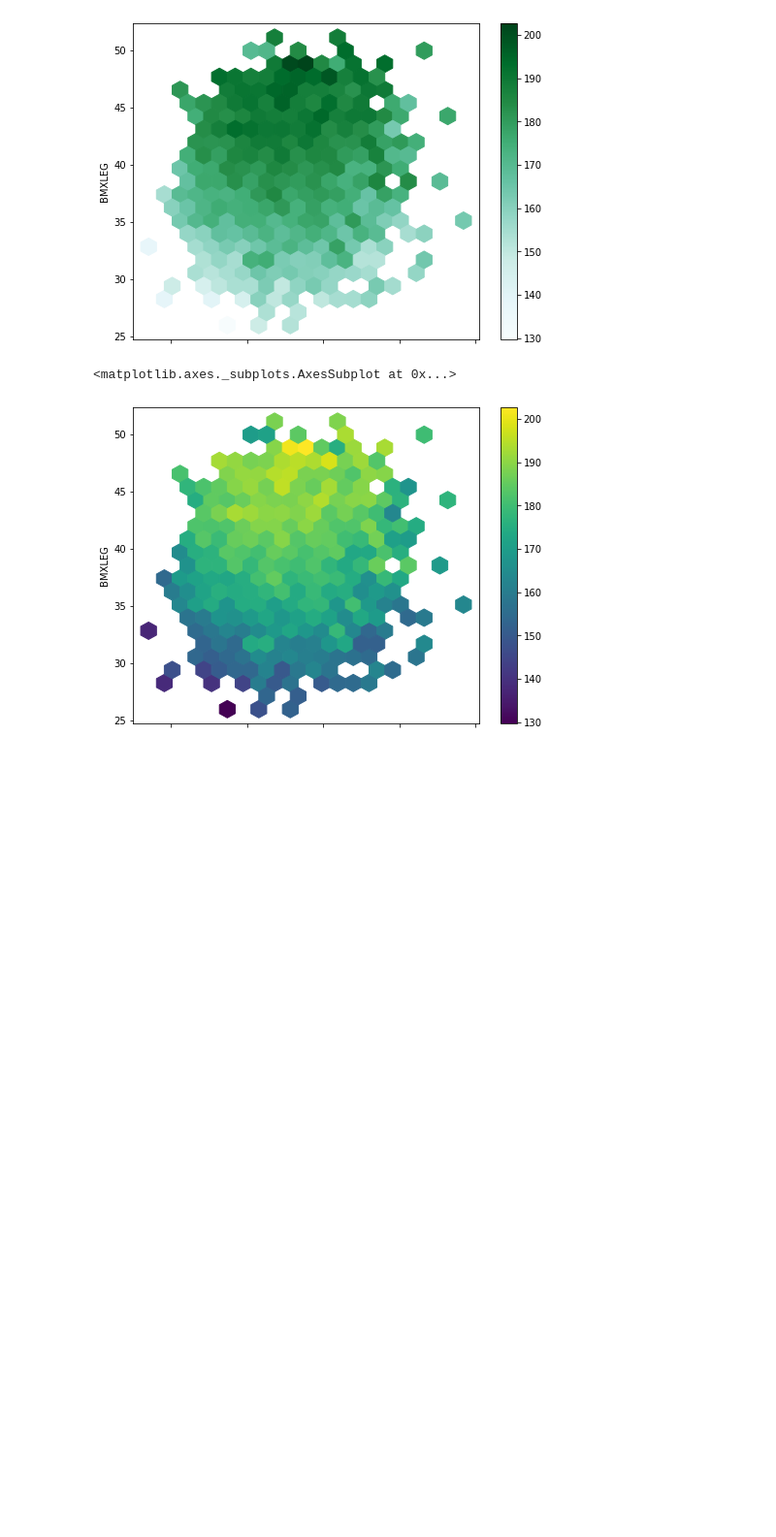
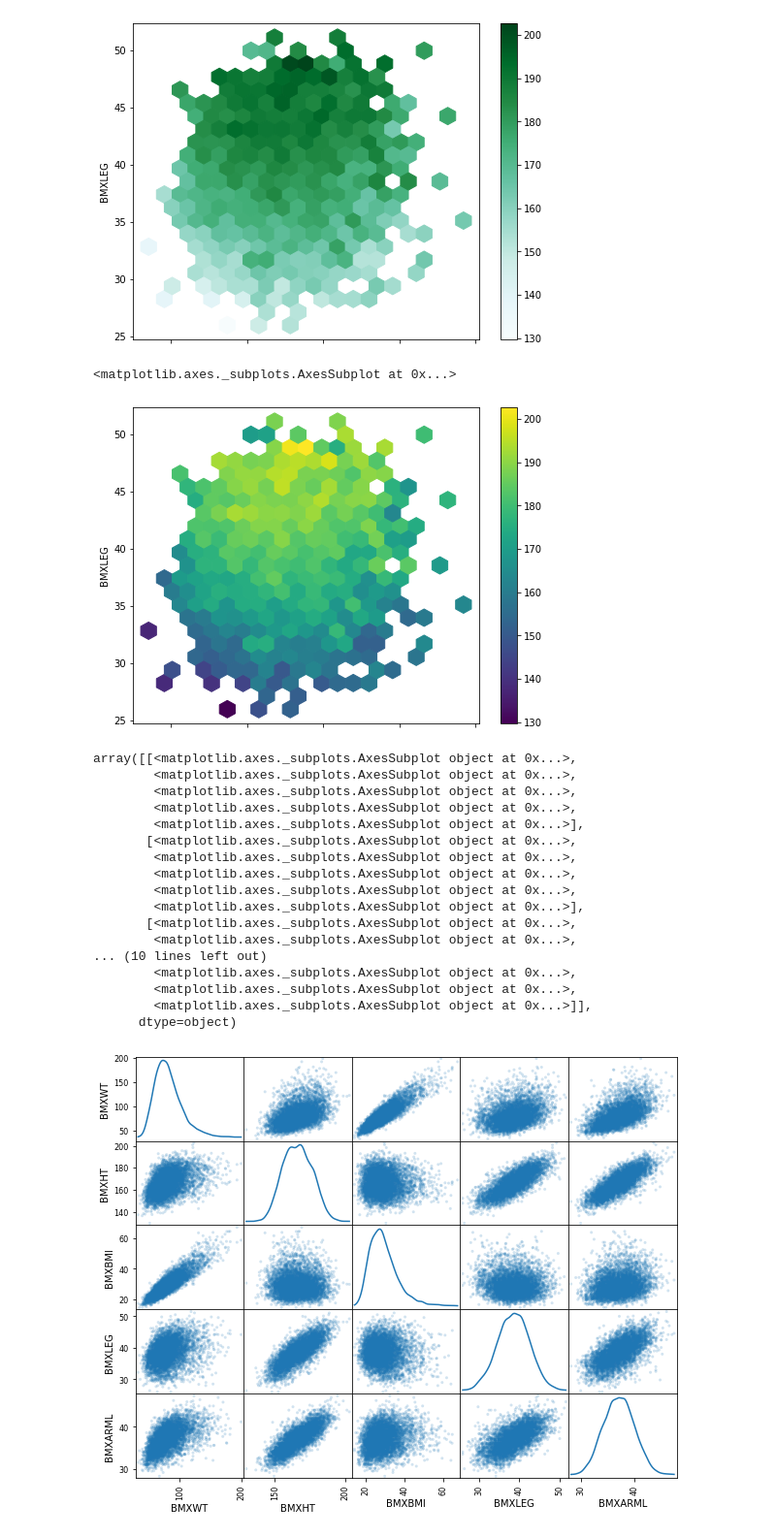
Before and after one commit to MartinXandersson/DataViz, a Jupyter notebook: Pandas.ipynb, the cells around one changed output. Shown at 97% size. Cells and saved outputs as stored; diff of their text form; code cells hidden in the pictures; blank space fills up the shorter version.

```diff
--- a/Pandas.ipynb
+++ b/Pandas.ipynb
@@ -213,3 +213,27 @@ df.plot.hexbin(x='BMXARMC', y='BMXLEG', C = 'BMXHT',
 # %% [output]
 <matplotlib.axes._subplots.AxesSubplot at 0x...>
 [figure]
+# %%
+# Advanced plotting
+# Scatter Matrix
+from pandas.plotting import scatter_matrix
+scatter_matrix(df[['BMXWT', 'BMXHT', 'BMXBMI', 'BMXLEG', 'BMXARML']], alpha = 0.2, figsize=(10, 8), diagonal = 'kde')
+# %% [output]
+array([[<matplotlib.axes._subplots.AxesSubplot object at 0x...>,
+        <matplotlib.axes._subplots.AxesSubplot object at 0x...>,
+        <matplotlib.axes._subplots.AxesSubplot object at 0x...>,
+        <matplotlib.axes._subplots.AxesSubplot object at 0x...>,
+        <matplotlib.axes._subplots.AxesSubplot object at 0x...>],
+       [<matplotlib.axes._subplots.AxesSubplot object at 0x...>,
+        <matplotlib.axes._subplots.AxesSubplot object at 0x...>,
+        <matplotlib.axes._subplots.AxesSubplot object at 0x...>,
+        <matplotlib.axes._subplots.AxesSubplot object at 0x...>,
+        <matplotlib.axes._subplots.AxesSubplot object at 0x...>],
+       [<matplotlib.axes._subplots.AxesSubplot object at 0x...>,
+        <matplotlib.axes._subplots.AxesSubplot object at 0x...>,
+... (10 lines left out)
+        <matplotlib.axes._subplots.AxesSubplot object at 0x...>,
+        <matplotlib.axes._subplots.AxesSubplot object at 0x...>,
+        <matplotlib.axes._subplots.AxesSubplot object at 0x...>]],
+      dtype=object)
+[figure, added]
```
Also changed, not shown: parts of 4 cells of this notebook.
